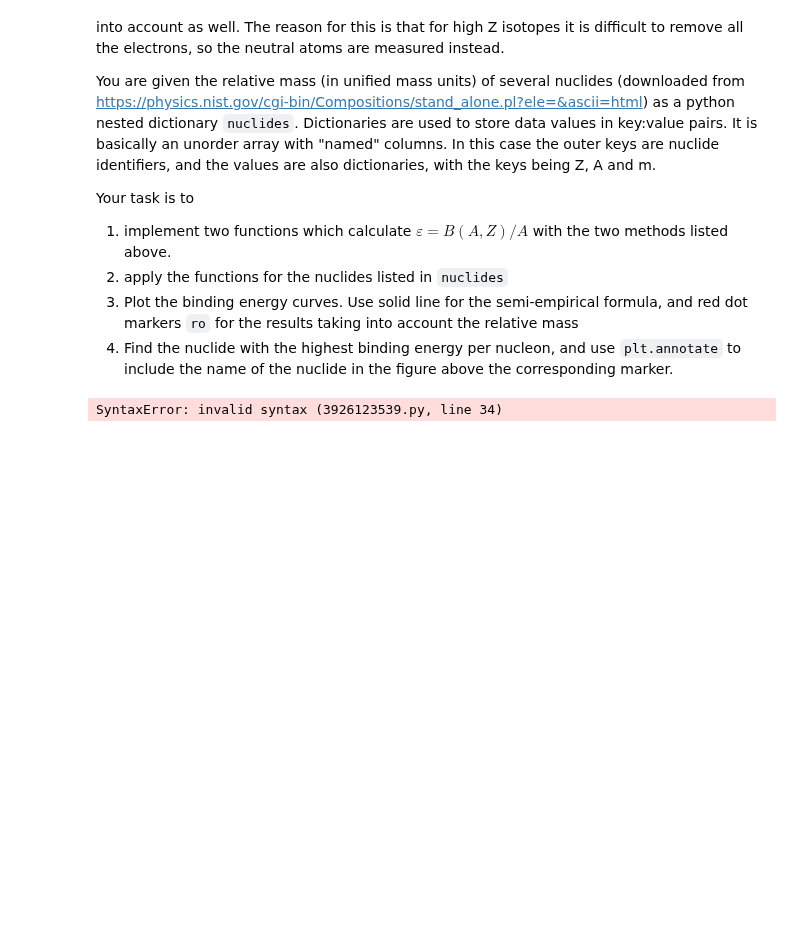
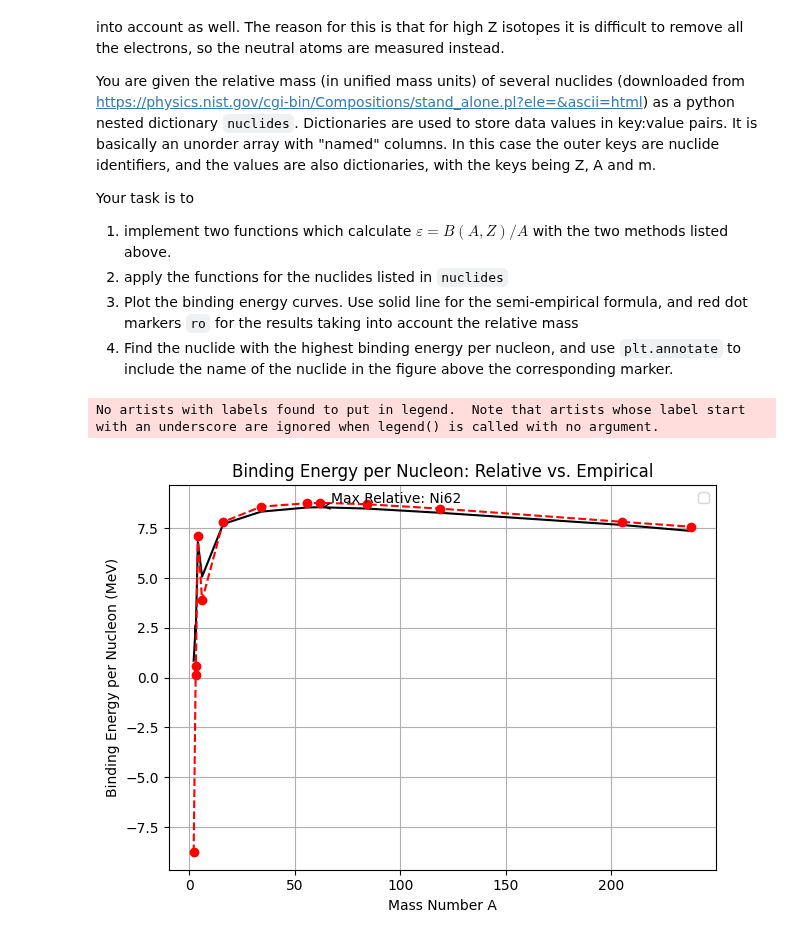
Before and after one commit to AlexHedene/Prog2_Projects, a Jupyter notebook: Reactor_Lovisa/Datalab_tasks_2023/Datalabs/Datalab02/2-IntermediatePythonI.ipynb, the cells around one changed output. Drawn from its saved outputs; the diff is of its cells as text; code cells hidden in the pictures; blank space fills up the shorter version.

```diff
--- a/Reactor_Lovisa/Datalab_tasks_2023/Datalabs/Datalab02/2-IntermediatePythonI.ipynb
+++ b/Reactor_Lovisa/Datalab_tasks_2023/Datalabs/Datalab02/2-IntermediatePythonI.ipynb
@@ -648,7 +710,7 @@ def BAZ(A,Z,m):
     m : float
         Mass of the nuclide
     """
-    eps=#YOUR CODE HERE
+    eps=(Z*mp + (A-Z)*mn - m)*muc2
     return eps/A
 
 def BAZ_BW(A,Z):
@@ -662,9 +724,51 @@ def BAZ_BW(A,Z):
     Z : int
         Proton number of nuclide
     """
-    #your code comes here
+    if Z%2 == 0 and (A-Z)%2 == 0:
+        rho = 1
+    elif Z%2 != 0 and (A-Z)%2 != 0:
+        rho = -1
+    else:
+        rho = 0
+
+    eps=(15.75*A - 94.8*(A/2-Z)**2/A-17.8*A**(2/3)-0.71*Z**2*A**(-1/3)+34*rho*A**(-3/4))
+
     return eps/A
-
-#your code to apply these functions and to plot the results comes here.
-# %% [output]
-SyntaxError: invalid syntax (3926123539.py, line 34)
+# %%
+# Calculating the binding energies
+
+n = len(nuclides)
+A_vals     = np.zeros(n)
+eps_theory = np.zeros(n)
+eps_semi   = np.zeros(n)
+
+for i, nuclide in enumerate(nuclides.values()):
+    A = nuclide['A']; Z = nuclide['Z']; m = nuclide['m']
+    A_vals[i] = A
+    eps_theory[i] = BAZ(A,Z,m)
+    eps_semi[i] = BAZ_BW(A,Z)
+# %%
+plt.figure()
+
+plt.plot(A_vals, eps_theory, 'k-')
+plt.plot(A_vals, eps_semi, 'ro--')
+plt.legend(['Relativ (from mass)', 'Semi-empirical'])
+
+eps_semi_max_index = np.argmax(eps_semi)
+eps_theory_max_index = np.argmax(eps_theory)
+
+plt.annotate(f'Max Relative: {list(nuclides.keys())[eps_semi_max_index]}',
+             xy=(A_vals[eps_semi_max_index], eps_theory[eps_semi_max_index]),
+             xytext=(A_vals[eps_semi_max_index]+5, eps_theory[eps_semi_max_index]+0.2),
+             arrowprops=dict(arrowstyle='->', color='black'),
+             color='black')
+plt.xlabel('Mass Number A')
+plt.ylabel('Binding Energy per Nucleon (MeV)')
+plt.title('Binding Energy per Nucleon: Relative vs. Empirical')
+plt.legend()
+plt.grid(True)
+plt.tight_layout()
+plt.show()
+# %% [output]
+No artists with labels found to put in legend.  Note that artists whose label start with an underscore are ignored when legend() is called with no argument.
+[figure, added]
```
Also changed, not shown: parts of 6 cells of this notebook.
